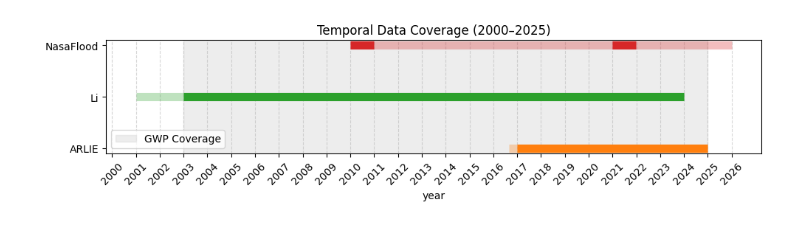
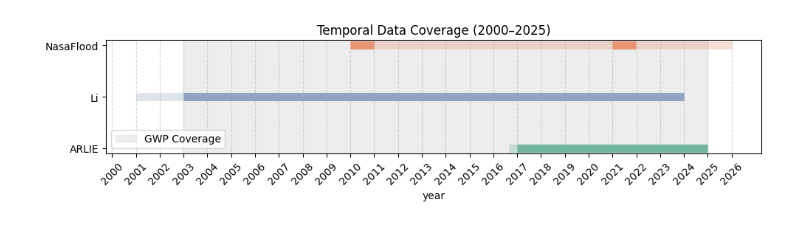
Before and after one commit to ElenaScholz/gwp-validation, a Jupyter notebook: notebooks/plots.ipynb, the cells around one changed output. Drawn from its saved outputs; the diff is of its cells as text; code cells hidden in the pictures.

```diff
--- a/notebooks/plots.ipynb
+++ b/notebooks/plots.ipynb
@@ -1,13 +5,11 @@
 # %%
-import matplotlib.pyplot as plt
-import pandas as pd
-import matplotlib.dates as mdates
+
 
 # Daten
 data = [
     ("GWP",       "01.01.2003", "31.12.2024", None, None),
     ("ARLIE",     "01.09.2016", "31.12.2024", "01.01.2017", "31.12.2024"),
-    ("Li et al",        "01.01.2001", "31.12.2023", "01.01.2003", "31.12.2023"),
+    ("Li",        "01.01.2001", "31.12.2023", "01.01.2003", "31.12.2023"),
     ("NasaFlood", "01.01.2010", "31.12.2025", "01.01.2010", "31.12.2010"),  # volle Abdeckung + genutzte Jahre
 ]
 
@@ -24,9 +26,9 @@ for col in ["Start1", "End1", "Start2", "End2"]:
 
 # Farben
 colors = {
-    "ARLIE": "#ff7f0e",
-    "Li": "#2ca02c",
-    "NasaFlood": "#d62728",
+    "ARLIE": "#72B6A1",
+    "Li": "#95A3C3",
+    "NasaFlood": "#E99675",
 }
 
 
@@ -44,7 +46,7 @@ ax.axvspan(gwp_row["Start1"], gwp_row["End1"], color="lightgrey", alpha=0.4, lab
 # === Andere Datensätze ===
 for i, dataset in enumerate(datasets):
     subset = df[df["Dataset"] == dataset]
-    color = colors.get(dataset, "grey")
+    color = colors.get(dataset)
 
     # hell: gesamte Abdeckung
     full_start = subset["Start1"].min()
@@ -63,31 +65,31 @@ for i, dataset in enumerate(datasets):
         if pd.notna(row["Start2"]) and pd.notna(row["End2"]):
             ax.plot(
                 [row["Start2"], row["End2"]],
                 [i, i],
                 lw=8,
                 alpha=1.0,
                 color=color,
                 solid_capstyle="butt"
             )
 
 # y-Ticks & Labels korrekt setzen
 ax.set_yticks(range(len(datasets)))
 ax.set_yticklabels(datasets)
 
 
 # X-Achse: jedes Jahr
 years = pd.date_range("2000-01-01", "2026-01-01", freq="YS")
 ax.set_xticks(years)
 ax.set_xticklabels([y.year for y in years], rotation=45)
 ax.xaxis.set_major_formatter(mdates.DateFormatter("%Y"))
 
 # Grid
 ax.grid(axis="x", linestyle="--", alpha=0.5)
 
 ax.set_xlabel("year")
 ax.set_title("Temporal Data Coverage (2000–2025)")
 ax.legend(loc="lower left")
 plt.tight_layout()
 plt.show()
 # %% [output]
-[figure, old version]
+[figure, new version]
```
Also changed, not shown: parts of 5 cells of this notebook, 3 other files.
